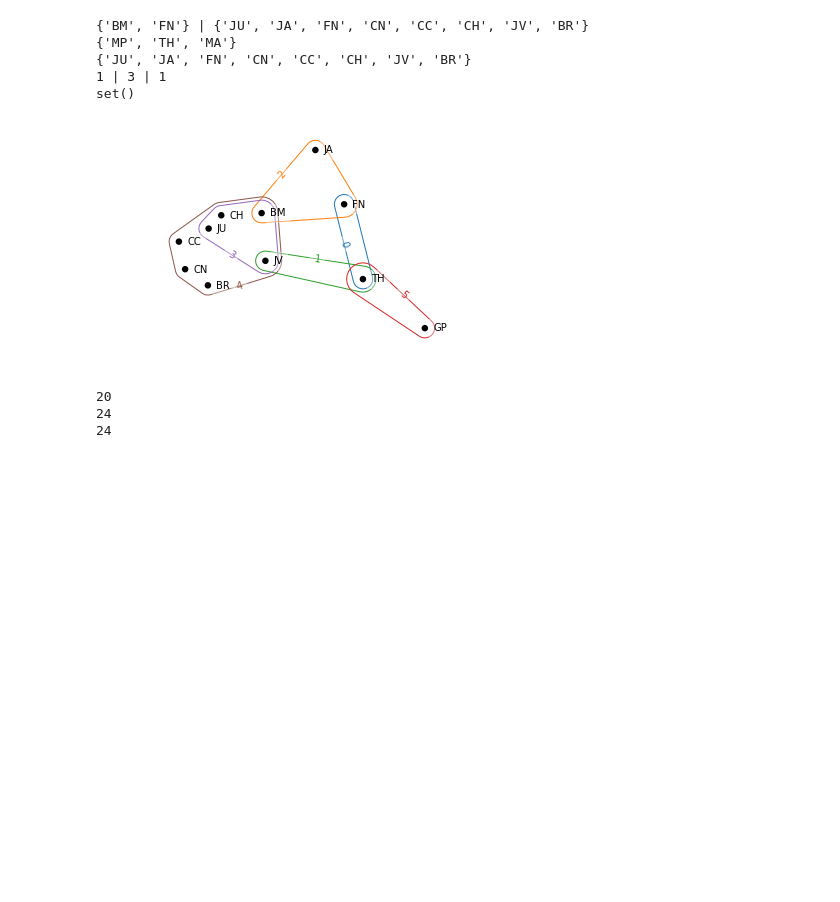
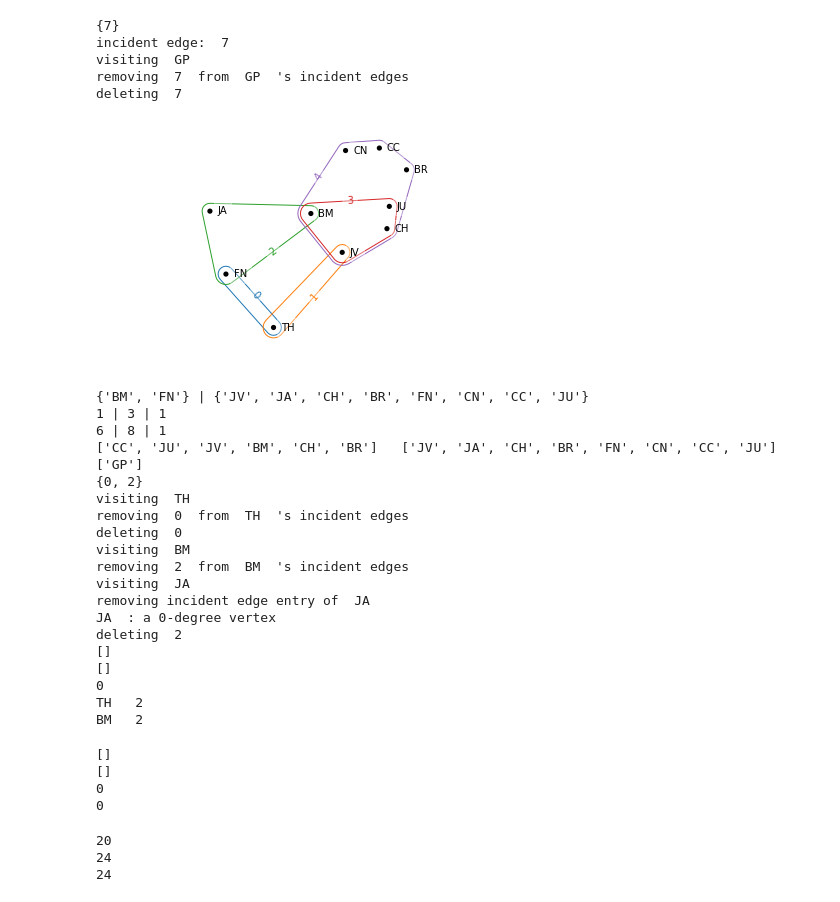
Before and after one commit to bishwamittra/scripts_hg-core-decomposition, a Jupyter notebook: test.ipynb, the cells around one changed output. Cells and saved outputs as stored; diff of their text form; code cells hidden in the pictures; blank space fills up the shorter version.

Commit message:
optimizedhgDecompose and modified hypergraph class

```diff
--- a/test.ipynb
+++ b/test.ipynb
@@ -30,17 +30,52 @@ plt.show()
+# %%
+h = Hypergraph(_edgedict = scenes)
+h.removeV_transform('MA',True)
+# hnx.draw(h.get_hnx_format())
+h.removeV_transform('MP')
+h.removeV_transform('GP')
+hnx.draw(h.get_hnx_format())
+# %% [output]
+{7}
+incident edge:  7
+visiting  GP
+removing  7  from  GP  's incident edges
+deleting  7
+[figure, added]
 # %%
 """ Test our hypergraph class """
 from hgDecompose.Hypergraph import Hypergraph
-
+import hypernetx as hnx
+scenes = {
+    0: ('FN', 'TH'),
+    1: ('TH', 'JV'),
+    2: ('BM', 'FN', 'JA'),
+    3: ('JV', 'JU', 'CH', 'BM'),
+    4: ('JU', 'CH', 'BR', 'CN', 'CC', 'JV', 'BM'),
+    5: ('TH', 'GP'),
+    6: ('GP', 'MP'),
+    7: ('MA', 'GP')
+}
 h = Hypergraph(_edgedict = scenes)
 
 print(h.neighbors('JA'),'|',h.neighbors('BM'))
 # subg = h.strong_subgraph(['MA','GP','MP','TH','JA']).get_hnx_format()
 # hnx.draw(subg)
-print(h.strong_subgraph(['MA','GP','MP','TH','JA']).neighbors('GP'))
-print(h.neighbors('BM'))
+# print(h.strong_subgraph(['MA','GP','MP','TH','JA']).neighbors('GP'))
+# print(h.neighbors('BM'))
 print(h.degree('CN'),'|',h.degree('BM'),'|',h.degree('MP'))
-print(h.neighbors('XY'))
-hnx.draw(h.strong_subgraph(['FN', 'TH', 'JV', 'BM', 'JA', 'JU', 'CH', 'BR', 'CN', 'CC', 'GP']).get_hnx_format())
+print(h.get_number_of_nbrs('CN'),'|',h.get_number_of_nbrs('BM'),'|',h.get_number_of_nbrs('MP'))
+print([x for x in h.neighbors('CN')],' ',[x for x in h.neighbors('BM')],' ',[x for x in h.neighbors('MP')])
+# hnx.draw(h.strong_subgraph(['FN', 'TH', 'JV', 'BM', 'JA', 'JU', 'CH', 'BR', 'CN', 'CC', 'GP']).get_hnx_format())
+nbrs_FN = h.neighbors('FN')
+h.removeV_transform('FN',True)
+print([x for x in h.neighbors('JA')])
+print([x for x in h.neighbors_iterator('JA')])
+print(h.get_number_of_nbrs('JA'))
+
+hnx.draw(h.get_hnx_format())
+for u in nbrs_FN:
+    print(u,' ',h.degree(u))
+# print([x for x in h.neighbors('CN')],' ',[x for x in h.neighbors('BM')],' ',[x for x in h.neighbors('MP')])
 # for v in h.node_iterator():
 #     print(v)
 
@@ -53,12 +88,35 @@ hnx.draw(h.strong_subgraph(['FN', 'TH', 'JV', 'BM', 'JA', 'JU', 'CH', 'BR', 'CN'
 # hnx_h = h.get_hnx_format()
 # hnx.draw(hnx_h)
 # %% [output]
-{'BM', 'FN'} | {'JU', 'JA', 'FN', 'CN', 'CC', 'CH', 'JV', 'BR'}
-{'MP', 'TH', 'MA'}
-{'JU', 'JA', 'FN', 'CN', 'CC', 'CH', 'JV', 'BR'}
+{'BM', 'FN'} | {'JV', 'JA', 'CH', 'BR', 'FN', 'CN', 'CC', 'JU'}
 1 | 3 | 1
-set()
+6 | 8 | 1
+['CC', 'JU', 'JV', 'BM', 'CH', 'BR']   ['JV', 'JA', 'CH', 'BR', 'FN', 'CN', 'CC', 'JU']   ['GP']
+{0, 2}
+visiting  TH
+removing  0  from  TH  's incident edges
+deleting  0
+visiting  BM
+removing  2  from  BM  's incident edges
+visiting  JA
+removing incident edge entry of  JA
+JA  : a 0-degree vertex
+deleting  2
+[]
+[]
+0
+TH   2
+BM   2
-[figure, removed]
+# %%
+print([x for x in h.neighbors('FN')])
+print([x for x in h.neighbors_iterator('FN')])
+print(h.get_number_of_nbrs('FN'))
+print(h.degree('FN'))
+# %% [output]
+[]
+[]
+0
+0
 # %%
 subg = h.strong_subgraph(['FN', 'TH', 'JV', 'BM', 'JA', 'JU', 'CH', 'BR', 'CN', 'CC', 'GP'])
 print(subg.i)
```
Also changed, not shown: parts of 5 cells of this notebook, 6 other files.
